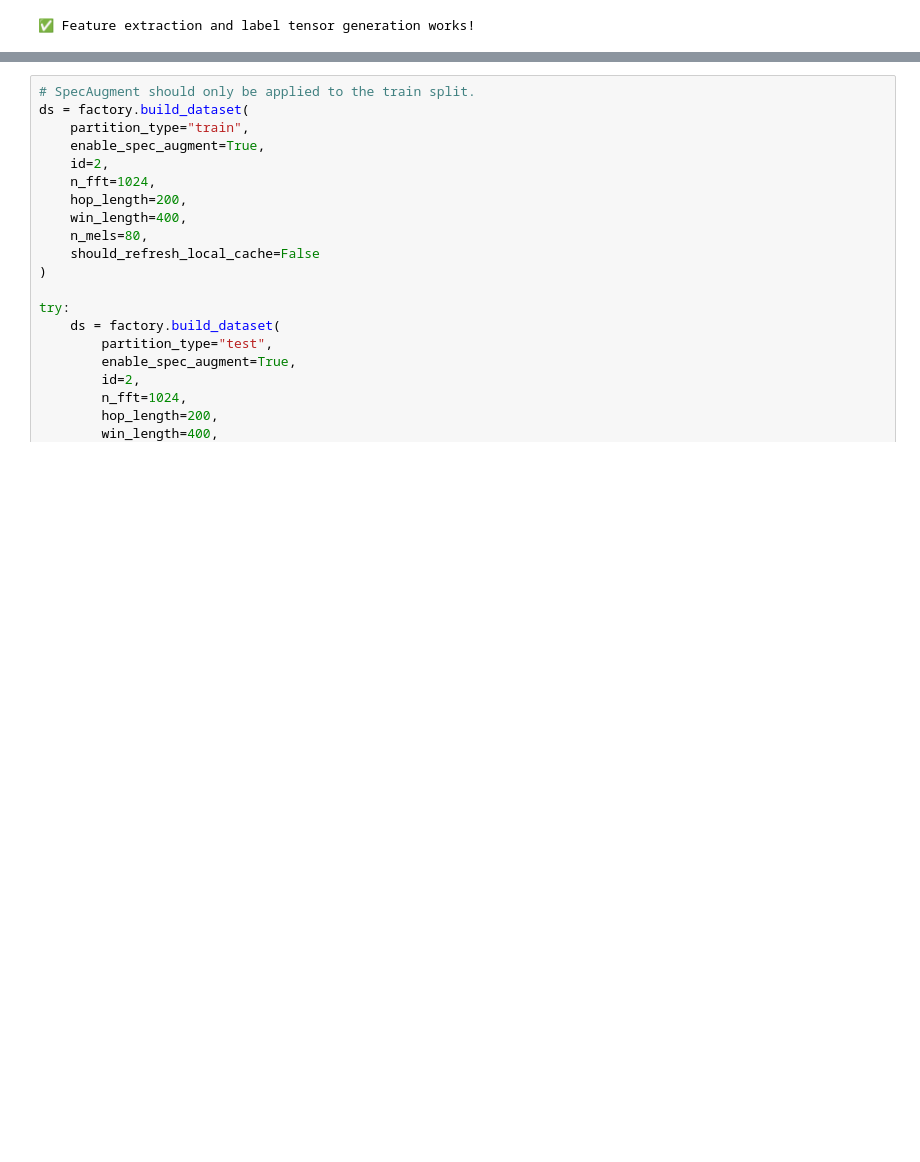
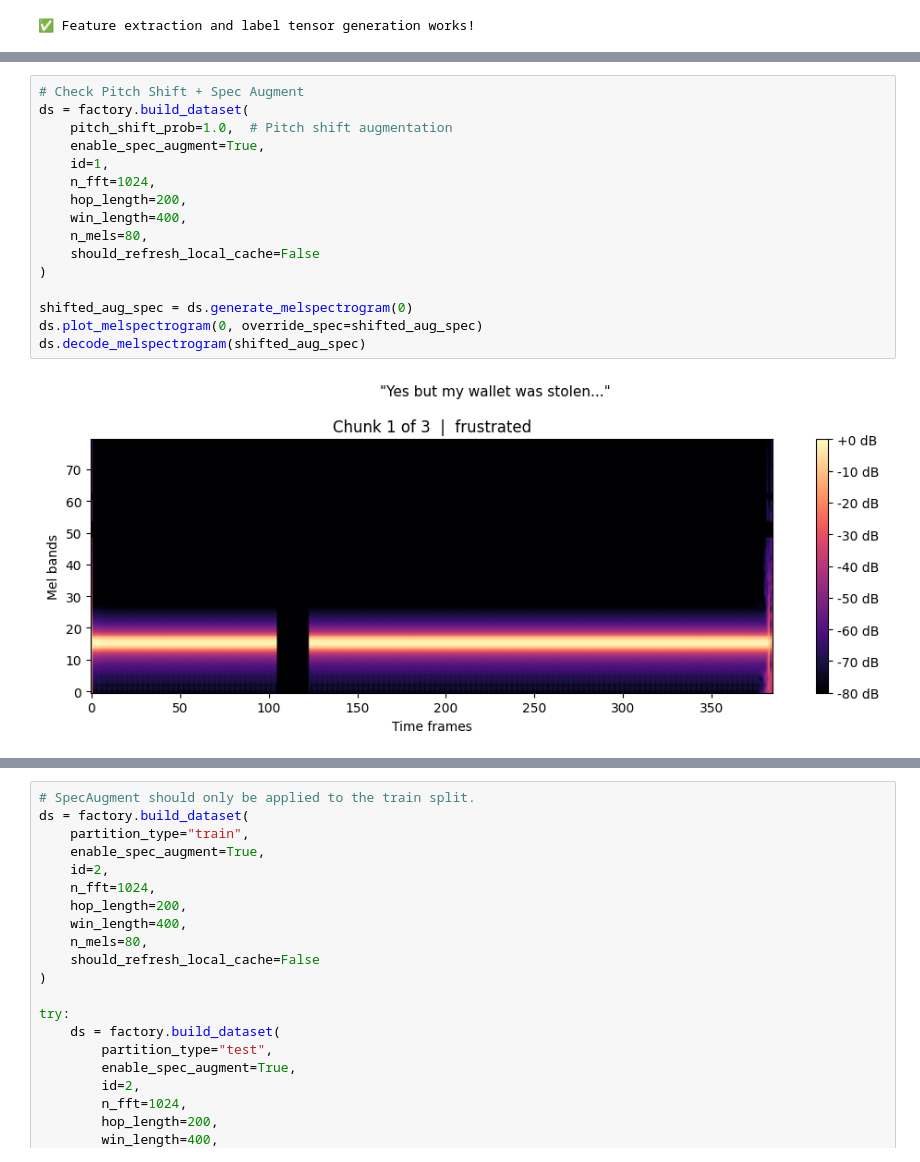
Before and after one commit to gofordiego/nbdev-upc-aidl-iemocap-datasets, a Jupyter notebook: nbs/00_core.ipynb, the cells around one changed output, grey strips where cells are left out. Cells and saved outputs as stored; diff of their text form; blank space fills up the shorter version.

```diff
--- a/nbs/00_core.ipynb
+++ b/nbs/00_core.ipynb
@@ -826,0 +914,18 @@ ds.plot_melspectrogram(0)
+# %%
+# Check Pitch Shift + Spec Augment
+ds = factory.build_dataset(
+    pitch_shift_prob=1.0,  # Pitch shift augmentation
+    enable_spec_augment=True,
+    id=1,
+    n_fft=1024,
+    hop_length=200,
+    win_length=400,
+    n_mels=80,
+    should_refresh_local_cache=False
+)
+
+shifted_aug_spec = ds.generate_melspectrogram(0)
+ds.plot_melspectrogram(0, override_spec=shifted_aug_spec)
+ds.decode_melspectrogram(shifted_aug_spec)
+# %% [output]
+[figure, added]
```
Also changed, not shown: parts of 7 cells of this notebook, 2 other files.
